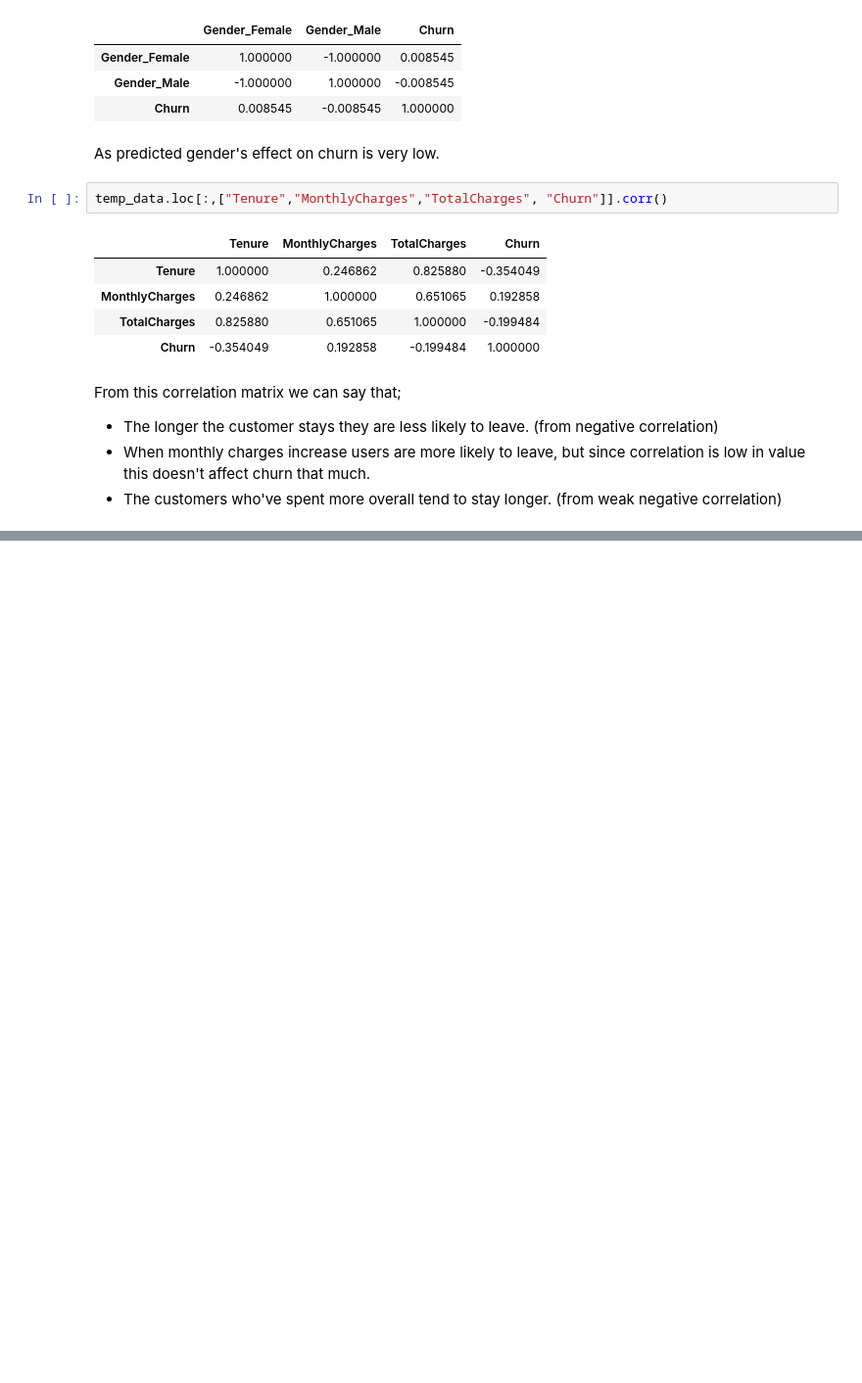
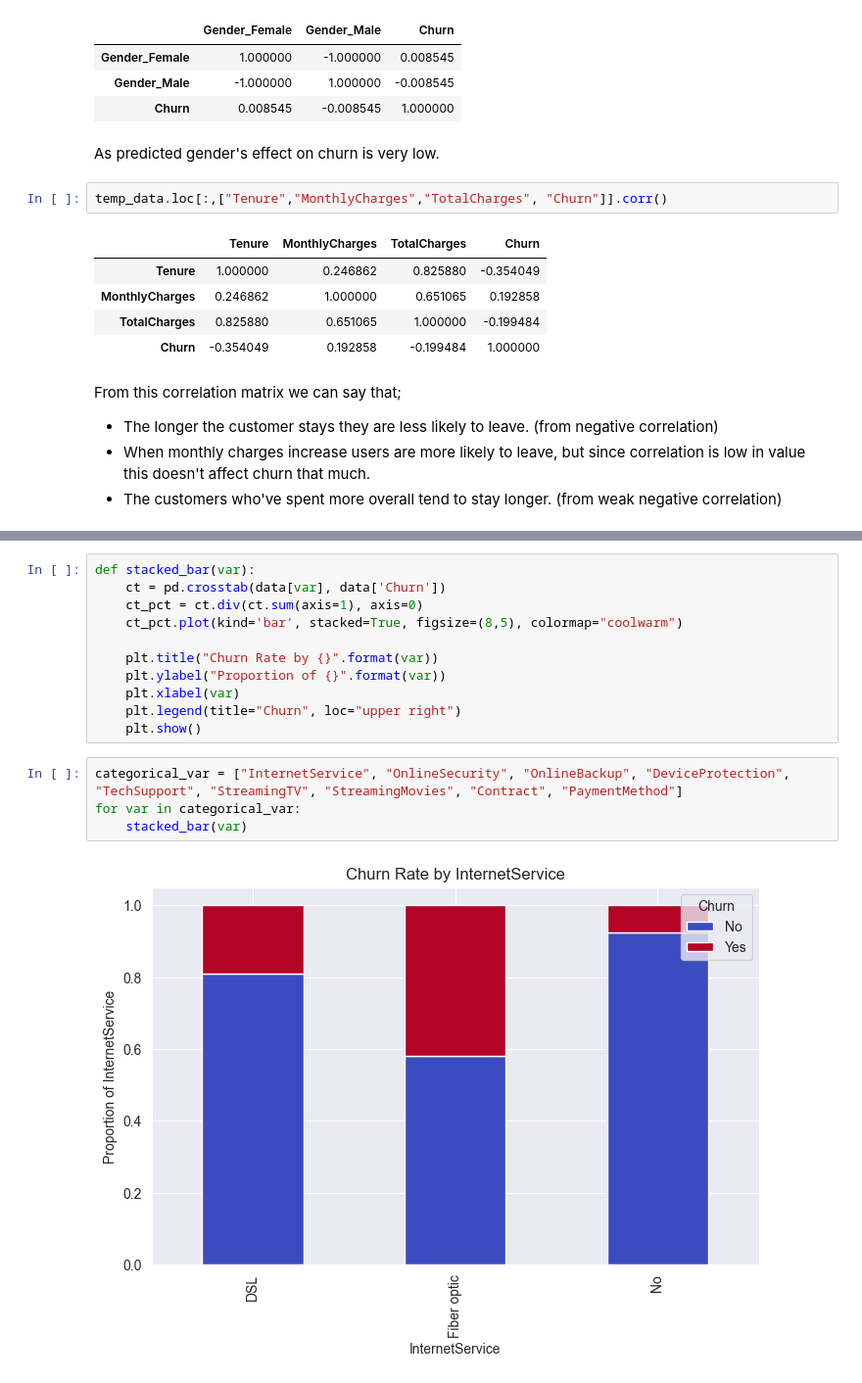
Before and after one commit to CerenSude/telco-customer-churn-analysis, a Jupyter notebook: EDA.ipynb, the cells around one changed output, grey strips where cells are left out. Shown at 98% size. Cells and saved outputs as stored; diff of their text form; blank space fills up the shorter version.

```diff
--- a/EDA.ipynb
+++ b/EDA.ipynb
@@ -321,0 +336,17 @@ From this correlation matrix we can say that;
+# %%
+def stacked_bar(var):
+    ct = pd.crosstab(data[var], data['Churn'])
+    ct_pct = ct.div(ct.sum(axis=1), axis=0)
+    ct_pct.plot(kind='bar', stacked=True, figsize=(8,5), colormap="coolwarm")
+
+    plt.title("Churn Rate by {}".format(var))
+    plt.ylabel("Proportion of {}".format(var))
+    plt.xlabel(var)
+    plt.legend(title="Churn", loc="upper right")
+    plt.show()
+# %%
+categorical_var = ["InternetService", "OnlineSecurity", "OnlineBackup", "DeviceProtection", "TechSupport", "StreamingTV", "StreamingMovies", "Contract", "PaymentMethod"]
+for var in categorical_var:
+    stacked_bar(var)
+# %% [output]
+[figure, added]
```
Also changed, not shown: parts of 7 cells of this notebook.
